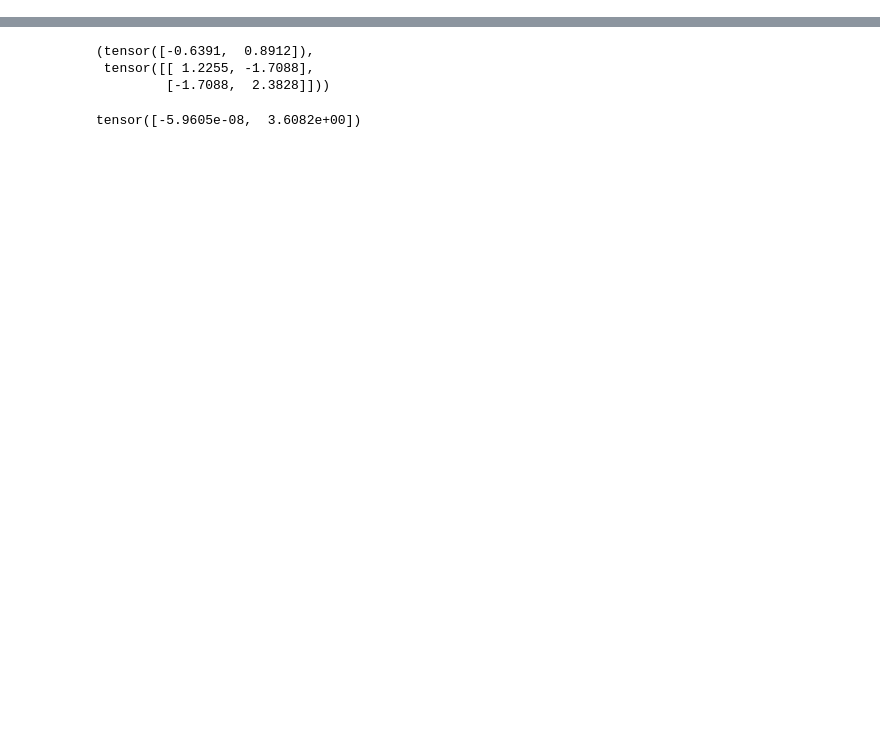
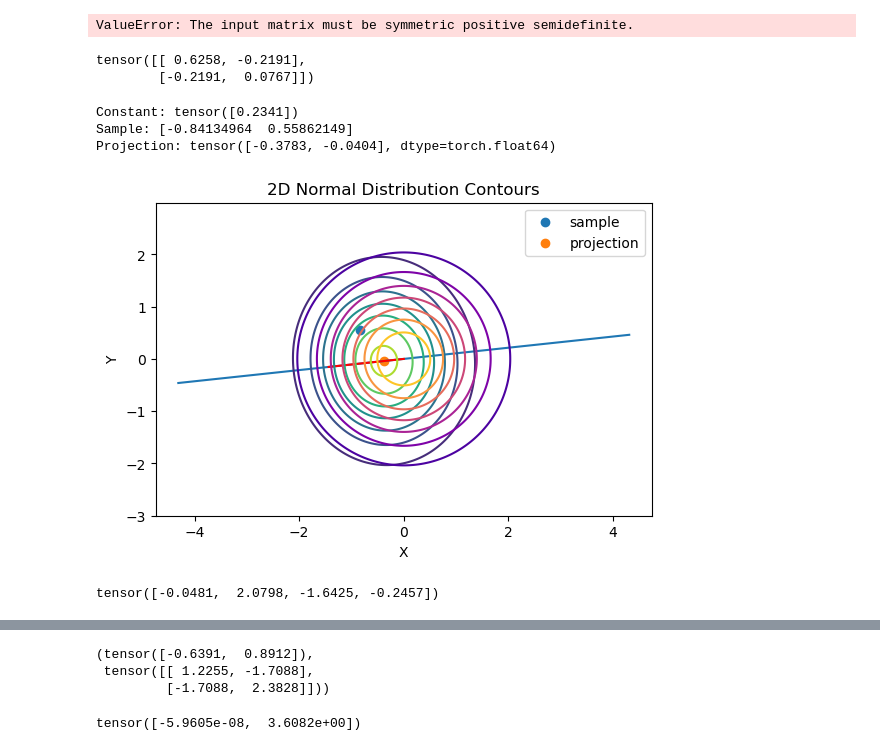
Before and after one commit to dante-hl/matrixssl-inductive, a Jupyter notebook: notebooks/distributions.ipynb, the cells around one changed output, grey strips where cells are left out. Saved outputs shown, nothing was run; the diff lists cells and outputs as text; code cells hidden in the pictures; blank space fills up the shorter version.

```diff
--- a/notebooks/distributions.ipynb
+++ b/notebooks/distributions.ipynb
@@ -3,0 +42,13 @@ from torch.distributions.multivariate_normal import MultivariateNormal
+# %%
+def generate_valid_cov(d=2):
+    # valid means [[I cvvT] [cvvT I]] being PSD
+    while True:
+        const = torch.rand(1)
+        vec = torch.randn(d)
+        if torch.abs(const * (torch.norm(vec) ** 2)) < 1: # covariance of joint distr of augs is valid (PSD)
+            off_diag = const * torch.outer(vec, vec)
+            cov = torch.eye(2*d)
+            cov[d:, :d] = off_diag
+            cov[:d, d:] = off_diag
+            break
+    return const, vec, cov
@@ -3,0 +60,67 @@ from torch.distributions.multivariate_normal import MultivariateNormal
+# %%
+v = np.random.randn(2)
+vvT = np.outer(v, v)
+subtracted_mvn = multivariate_normal(np.zeros(2), cov=np.eye(2)-np.matmul(vvT, vvT))
+mvn = multivariate_normal(np.zeros(2), cov=np.eye(2))
+
+x, y = np.mgrid[-3:3:.01, -3:3:.01]
+pos = np.dstack((x, y))
+# Plotting the contours
+plt.contour(x, y, subtracted_mvn.pdf(pos), cmap='plasma')
+plt.contour(x, y, mvn.pdf(pos))
+plt.title('2D Normal Distribution Contours')
+plt.xlabel('X')
+plt.ylabel('Y')
+ax = plt.gca()
+ax.set_aspect('equal', adjustable='box')
+plt.show()
+# %% [output]
+ValueError: The input matrix must be symmetric positive semidefinite.
+# %%
+np.matmul(cvvT, cvvT)
+# %% [output]
+tensor([[ 0.6258, -0.2191],
+        [-0.2191,  0.0767]])
+# %%
+const, vec, cov = generate_valid_cov(d=2)
+mu = np.array([0, 0])
+rv = multivariate_normal(mu, np.eye(2))
+sample = rv.rvs(size=1)
+cvvT = const * np.outer(vec, vec)
+conditional_mvn = multivariate_normal(cvvT @ sample, cov=np.eye(2)-(cvvT @ cvvT).numpy())
+std_mvn = multivariate_normal(np.zeros(2), np.eye(2))
+
+# Create a grid of (x, y) points
+x, y = np.mgrid[-3:3:.01, -3:3:.01]
+pos = np.dstack((x, y))
+
+projection = cvvT @ sample
+print(f'Constant: {const}')
+print(f"Sample: {sample}")
+print(f"Projection: {projection}")
+
+# Plotting the contours
+start = -3 * vec
+end  = 3 * vec
+plt.plot([start[0], end[0]], [start[1], end[1]])
+plt.plot([0, vec[0]], [0, vec[1]], color='red')
+plt.contour(x, y, conditional_mvn.pdf(pos))
+plt.contour(x, y, std_mvn.pdf(pos), cmap='plasma')
+plt.scatter(sample[0], sample[1], label='sample')
+plt.scatter(projection[0], projection[1], label='projection')
+plt.title('2D Normal Distribution Contours')
+plt.xlabel('X')
+plt.ylabel('Y')
+plt.legend()
+ax = plt.gca()
+ax.set_aspect('equal', adjustable='box')
+plt.show()
+# %% [output]
+Constant: tensor([0.2341])
+Sample: [-0.84134964  0.55862149]
+Projection: tensor([-0.3783, -0.0404], dtype=torch.float64)
+[figure, added]
+# %%
+samples[3, :]
+# %% [output]
+tensor([-0.0481,  2.0798, -1.6425, -0.2457])
```
Also changed, not shown: parts of 30 cells of this notebook, 2 other files.
